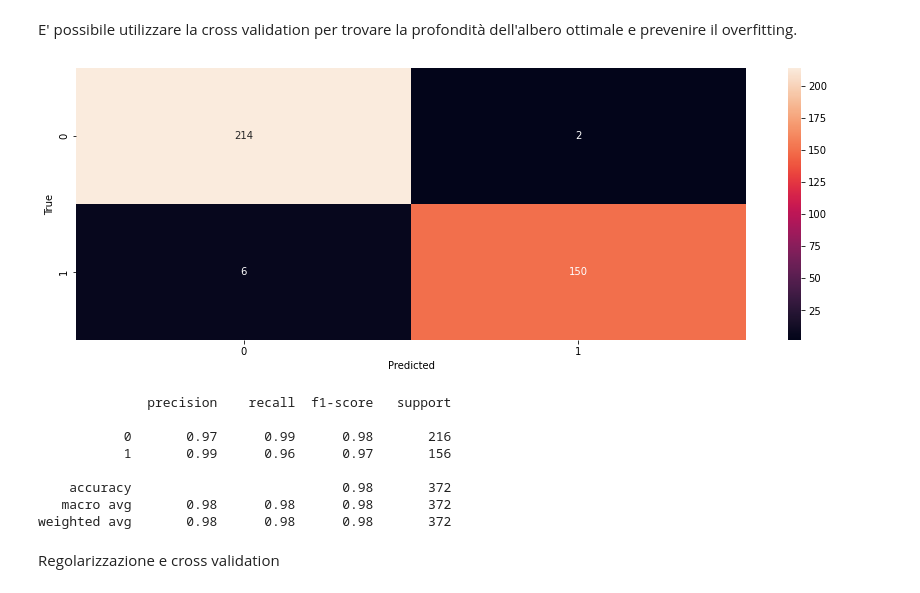
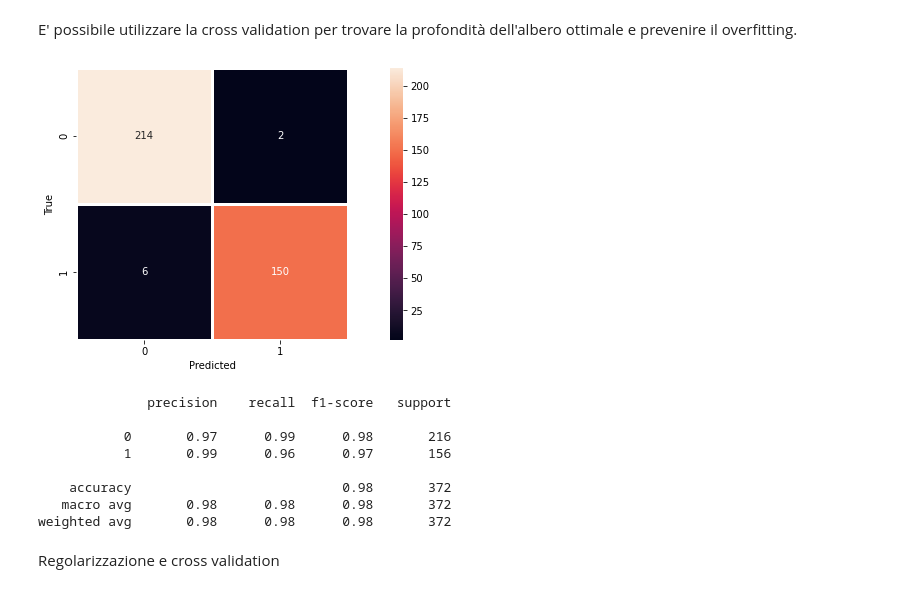
Before and after one commit to Erionis/Machine_Learning, a Jupyter notebook: challenges/challenge_one.ipynb, the cells around one changed output. Cells and saved outputs as stored; diff of their text form; code cells hidden in the pictures.

```diff
--- a/challenges/challenge_one.ipynb
+++ b/challenges/challenge_one.ipynb
@@ -415,26 +408,26 @@ E' possibile utilizzare la cross validation per trovare la profondità dell'albe
 # %%
 from sklearn.tree import DecisionTreeClassifier
 from sklearn.metrics import classification_report, confusion_matrix
 
 dtc = DecisionTreeClassifier(criterion="entropy", random_state=42)
 
 # Fit del modello
 dtc.fit(X_train, y_train)
 
 # Predizione del test set
 y_pred = dtc.predict(X_test)
 
 # Valutazione delle performance
 # Visualizza la matrice di confusione
 cm = confusion_matrix(y_test, y_pred)
-sb.heatmap(cm, annot=True, fmt='g')
+sb.heatmap(cm, annot=True, fmt='g', linewidths=3, square= True)
 plt.xlabel('Predicted')
 plt.ylabel('True')
 plt.show()
 
 print(classification_report(y_test, y_pred))
 # %% [output]
-[figure, old version]
+[figure, new version]
               precision    recall  f1-score   support
 
            0       0.97      0.99      0.98       216
```
Also changed, not shown: parts of 9 cells of this notebook.
